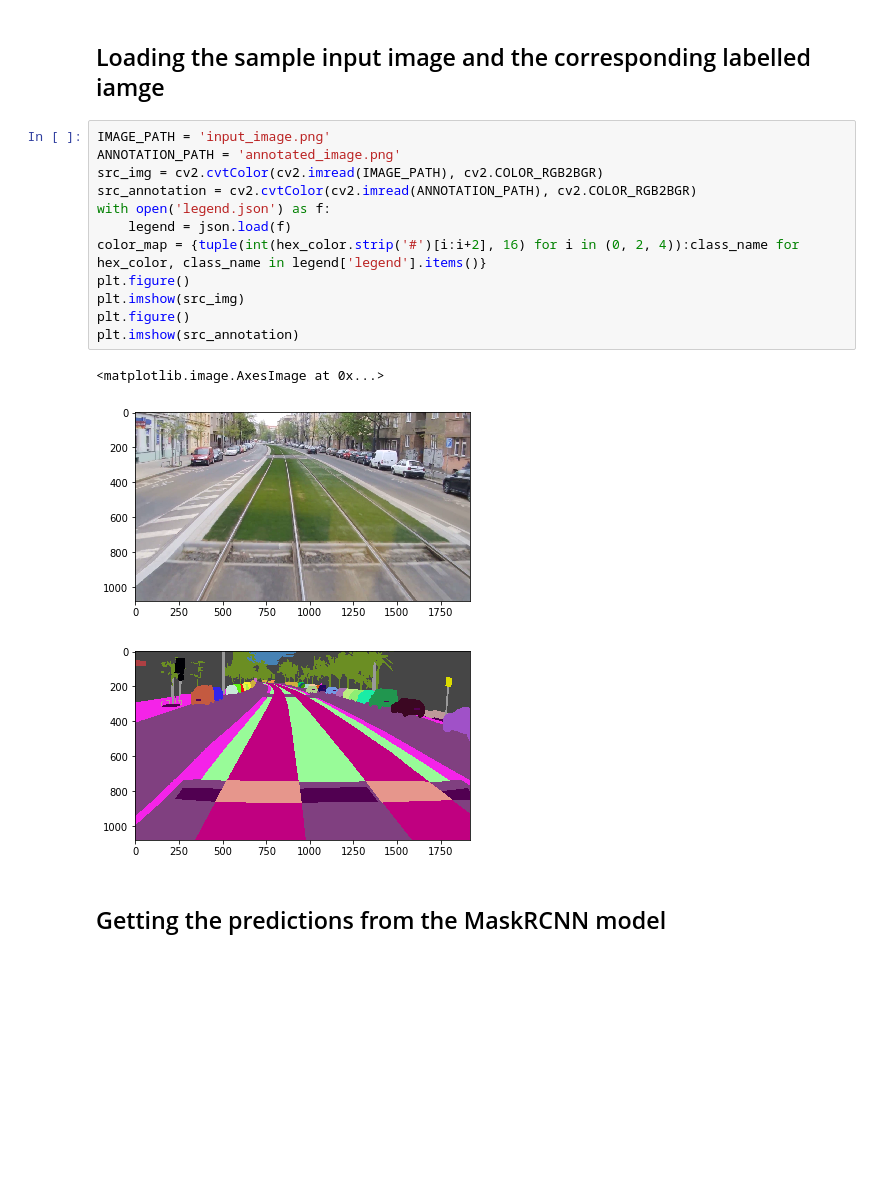
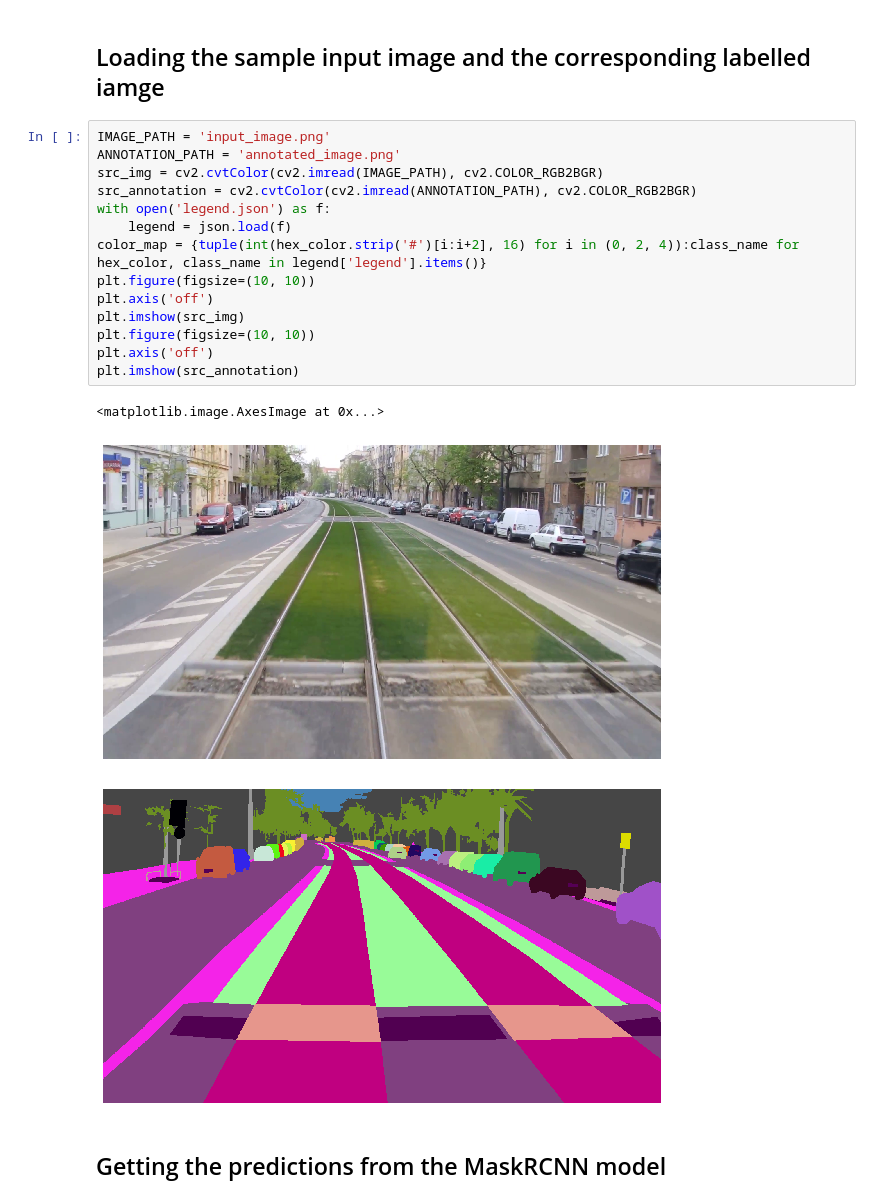
Before and after one commit to srihari-humbarwadi/maskrcnn_demo, a Jupyter notebook: calculate_accuracy_only_foreground.ipynb, the cells around one changed output. Drawn from its saved outputs; the diff is of its cells as text; blank space fills up the shorter version.

Commit message:
fix bugs and add visualizations

```diff
--- a/calculate_accuracy_only_foreground.ipynb
+++ b/calculate_accuracy_only_foreground.ipynb
@@ -62,19 +62,21 @@ idx_class = {i:x for i, x in enumerate(class_names)}
 # %%
 IMAGE_PATH = 'input_image.png'
 ANNOTATION_PATH = 'annotated_image.png'
 src_img = cv2.cvtColor(cv2.imread(IMAGE_PATH), cv2.COLOR_RGB2BGR)
 src_annotation = cv2.cvtColor(cv2.imread(ANNOTATION_PATH), cv2.COLOR_RGB2BGR)
 with open('legend.json') as f:
     legend = json.load(f)
 color_map = {tuple(int(hex_color.strip('#')[i:i+2], 16) for i in (0, 2, 4)):class_name for hex_color, class_name in legend['legend'].items()}
-plt.figure()
+plt.figure(figsize=(10, 10))
+plt.axis('off')
 plt.imshow(src_img)
-plt.figure()
+plt.figure(figsize=(10, 10))
+plt.axis('off')
 plt.imshow(src_annotation)
 # %% [output]
 <matplotlib.image.AxesImage at 0x...>
-[figure, old version]
+[figure, new version]
-[figure, old version]
+[figure, new version]
 # %% [markdown]
 ## Getting the predictions from the MaskRCNN model
 # %%
```
Also changed, not shown: parts of 3 cells of this notebook, 6 other files.
